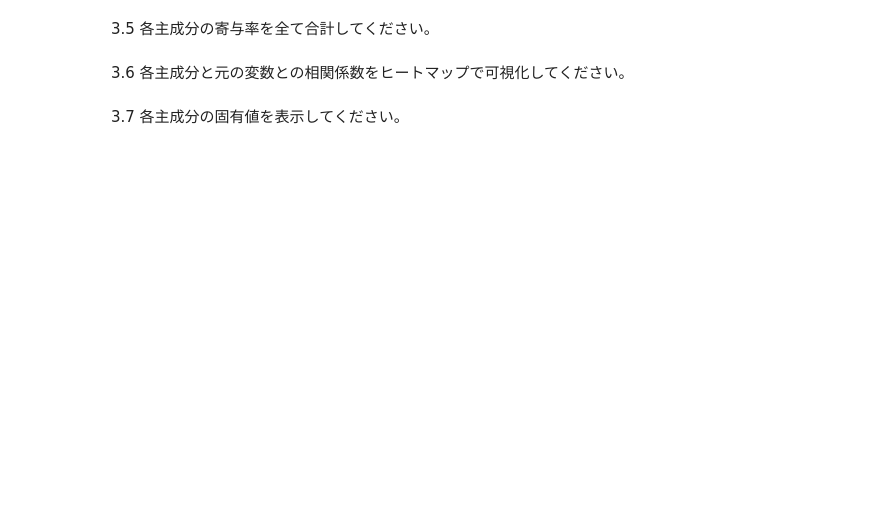
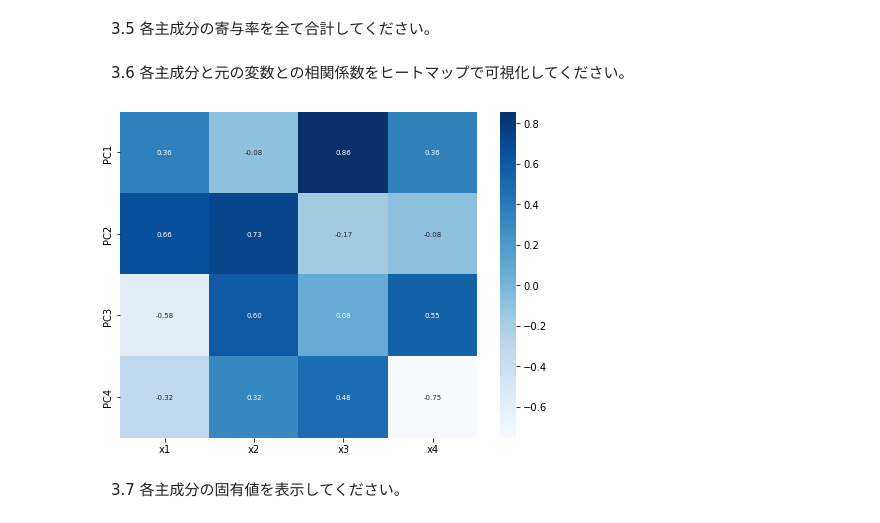
Before and after one commit to kaigitt/GoogleColab, a Jupyter notebook: 【砂川快斗】教師なし学習の全体像・手法_editor_ipynb_のコピー.ipynb, the cells around one changed output. Saved outputs shown, nothing was run; the diff lists cells and outputs as text; code cells hidden in the pictures; blank space fills up the shorter version.

```diff
--- a/【砂川快斗】教師なし学習の全体像・手法_editor_ipynb_のコピー.ipynb
+++ b/【砂川快斗】教師なし学習の全体像・手法_editor_ipynb_のコピー.ipynb
@@ -241,2 +256,8 @@ plt.show()
 # %% [markdown]
 　3.2 主成分分析を実行してください。
+# %%
+pca = PCA(random_state=0)
+X_pc=pca.fit_transform(df_iris.iloc[:,0:4])
+df_pca=pd.DataFrame(X_pc, columns=['PC{}'.format(i+1) for i in range(len(X_pc[0]))])
+
+df_pca
@@ -249,4 +299,11 @@ plt.show()
 # %% [markdown]
 　3.6 各主成分と元の変数との相関係数をヒートマップで可視化してください。
+# %%
+fig = plt.figure(figsize=(8,6))
+ax=fig.add_subplot(111)
+sns.heatmap(pca.components_,cmap="Blues",annot=True,annot_kws={"size":7},fmt=".2f",xticklabels=["x1","x2","x3","x4"],yticklabels=["PC1","PC2","PC3","PC4"],ax=ax)
+plt.show()
+# %% [output]
+[figure, added]
 # %% [markdown]
 　3.7 各主成分の固有値を表示してください。
```
Also changed, not shown: parts of 15 cells of this notebook.
